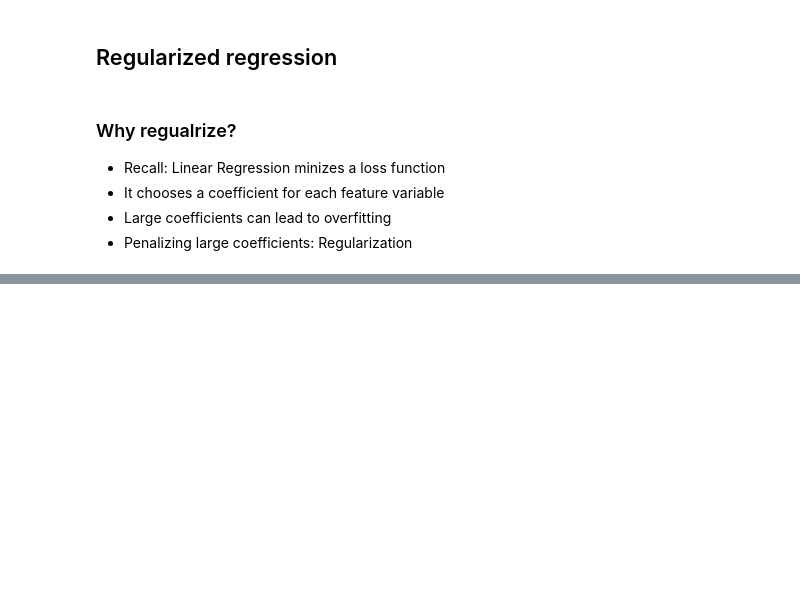
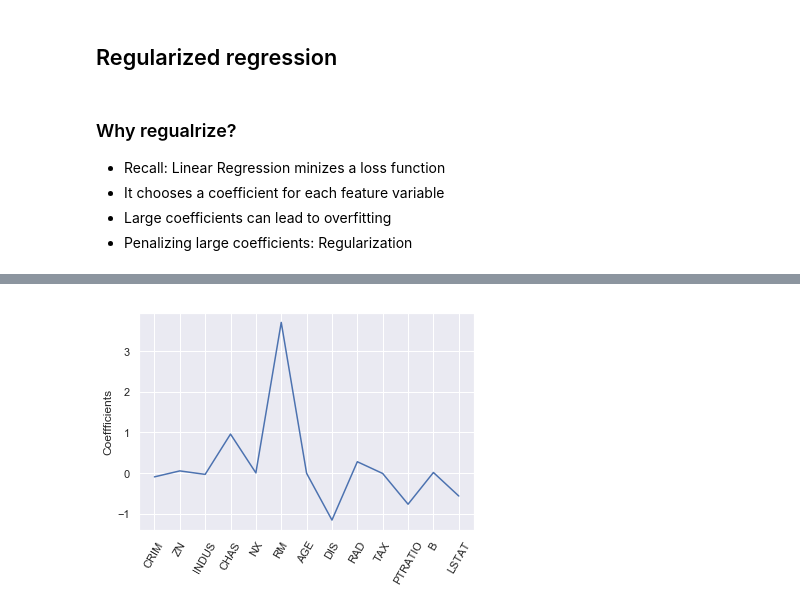
Before and after one commit to MikSm1th/datacamp_notes, a Jupyter notebook: supervised_learning_with_scikit_learn/Introduction to regression .ipynb, the cells around one changed output, grey strips where cells are left out. Cells and saved outputs as stored; diff of their text form; code cells hidden in the pictures; blank space fills up the shorter version.

```diff
--- a/supervised_learning_with_scikit_learn/Introduction to regression .ipynb
+++ b/supervised_learning_with_scikit_learn/Introduction to regression .ipynb
@@ -285,0 +324,13 @@ print(np.mean(cvscores_10))
+# %%
+from sklearn.linear_model import Lasso
+names = boston.drop('MEDV', axis=1).columns
+X = boston.drop('MEDV', axis=1).values
+y = boston.MEDV.values
+lasso = Lasso(alpha=0.1)
+lasso_coef = lasso.fit(X,y).coef_
+# %%
+_ = plt.plot(range(len(names)), lasso_coef)
+_ = plt.xticks(range(len(names)), names, rotation=60)
+_ = plt.ylabel('Coeffficients')
+# %% [output]
+[figure, added]
```
Also changed, not shown: parts of 24 cells of this notebook, 1 other file.
